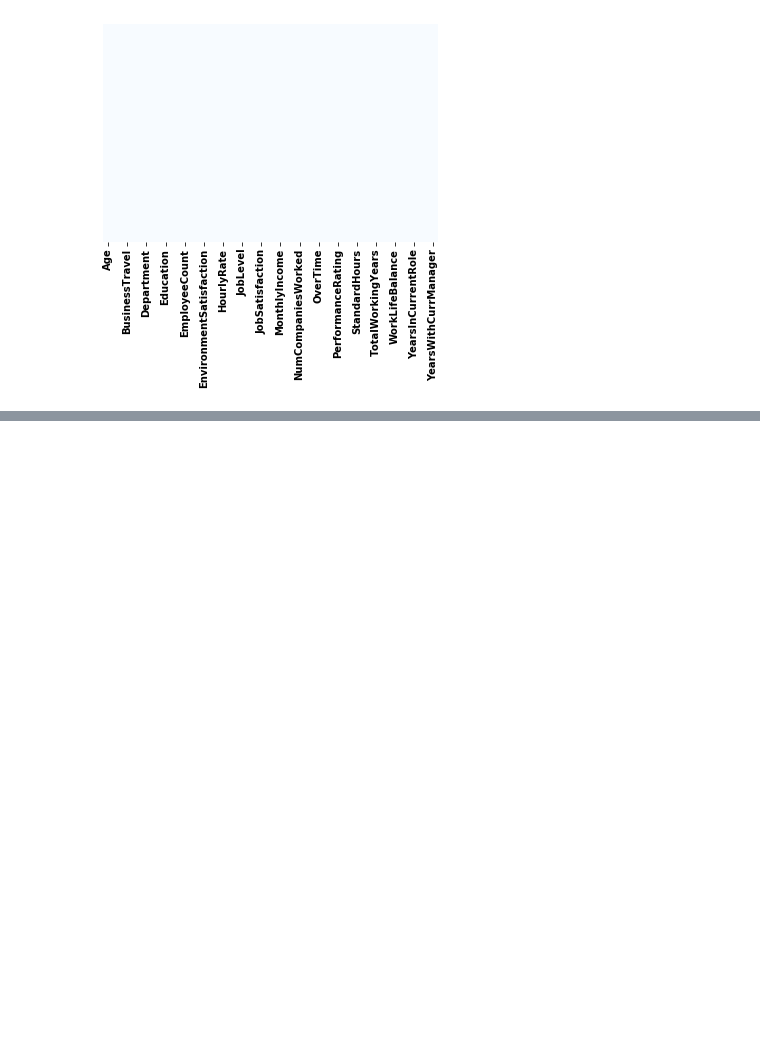
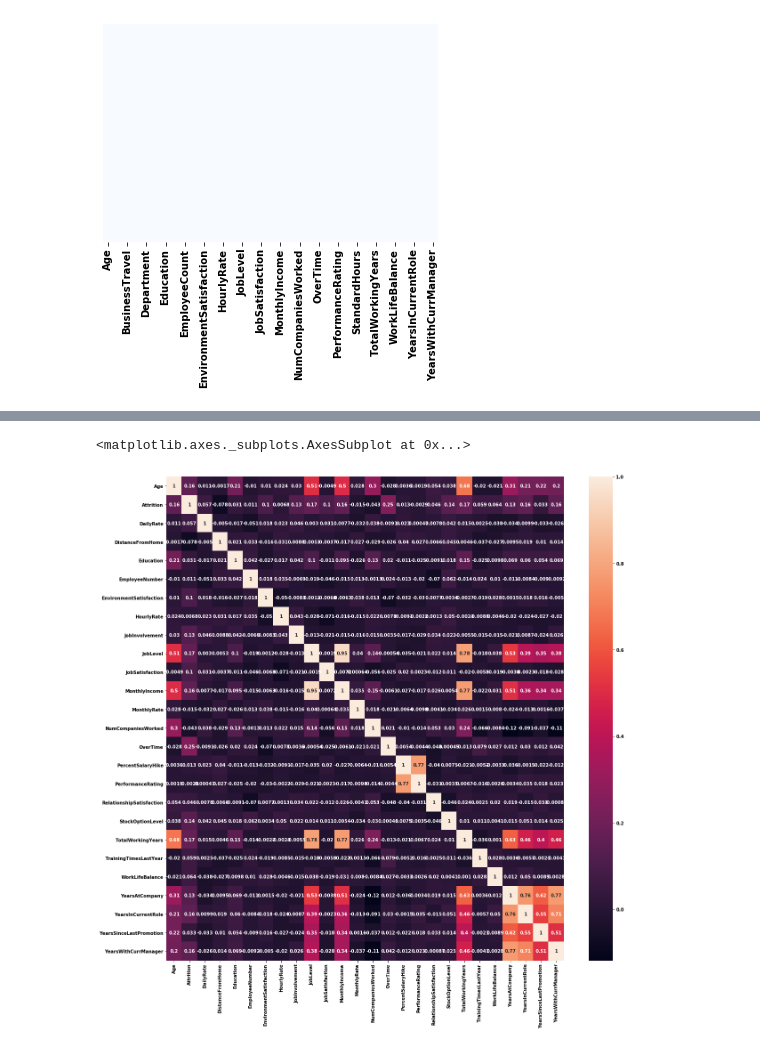
Before and after one commit to ylee9107/DS_Projects_for_Business, a Jupyter notebook: Project 1 - DS for HR department/DSB_Human Resource Department.ipynb, the cells around one changed output, grey strips where cells are left out. Cells and saved outputs as stored; diff of their text form; code cells hidden in the pictures; blank space fills up the shorter version.

```diff
--- a/Project 1 - DS for HR department/DSB_Human Resource Department.ipynb
+++ b/Project 1 - DS for HR department/DSB_Human Resource Department.ipynb
@@ -262,7 +267,8 @@ columns_of_interest = ['Attrition', 'Over18', 'OverTime']
 cc_encoder = CustomCategoryEncoder(cols=columns_of_interest)
 
 # Fit and transform on the dataset:
-cc_encoder.fit_transform(X=employee_data_df)
+employee_data_df = cc_encoder.fit_transform(X=employee_data_df)
+employee_data_df
 # %% [output]
 Column to Encode -> Attrition | Unique values are: ['Yes', 'No']
 Column to Encode -> Over18 | Unique values are: ['Y']
@@ -295,0 +311,6 @@ From the output plot, it shhows that there are no missing data.
+# %%
+# list the columns to drop:
+columns_to_drop = ['EmployeeCount', 'Over18', 'StandardHours']
+
+# Drop these columns:
+employee_data_df.drop(labels=columns_to_drop, axis=1, inplace=True)
@@ -295,0 +400,10 @@ From the output plot, it shhows that there are no missing data.
+# %%
+# Instantiate a correlation matrix for plotting:
+correlations_employee = employee_data_df.corr()
+
+# Plot with HeatMap:
+fig, ax = plt.subplots(figsize=(20, 20))
+sns.heatmap(data=correlations_employee, annot=True)
+# %% [output]
+<matplotlib.axes._subplots.AxesSubplot at 0x...>
+[figure, added]
```
Also changed, not shown: parts of 28 cells of this notebook.
